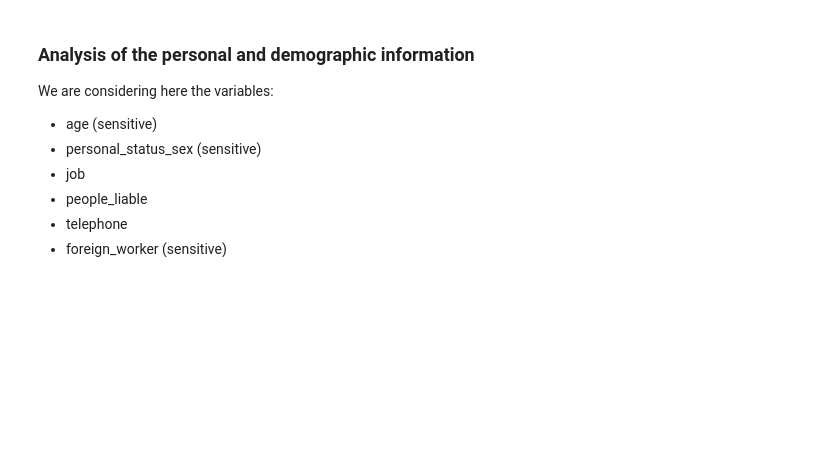
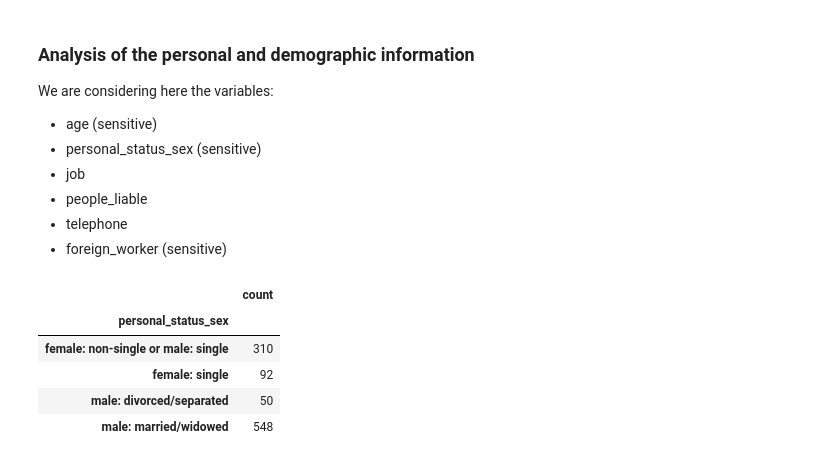
Before and after one commit to JuliaWPereira/fairness, a Jupyter notebook: notebooks/02_bias_exploration.ipynb, the cells around one changed output. Saved outputs shown, nothing was run; the diff lists cells and outputs as text; code cells hidden in the pictures; blank space fills up the shorter version.

```diff
--- a/notebooks/02_bias_exploration.ipynb
+++ b/notebooks/02_bias_exploration.ipynb
@@ -299,3 +299,12 @@ We are considering here the variables:
 - people_liable
 - telephone
 - foreign_worker (sensitive)
+# %%
+df.groupby('personal_status_sex')['credit_risk'].agg(['count'])
+# %% [output]
+|  | count |
+| personal_status_sex |  |
+| female: non-single or male: single | 310 |
+| female: single | 92 |
+| male: divorced/separated | 50 |
+| male: married/widowed | 548 |
```
Also changed, not shown: parts of 8 cells of this notebook, 35 other files.
